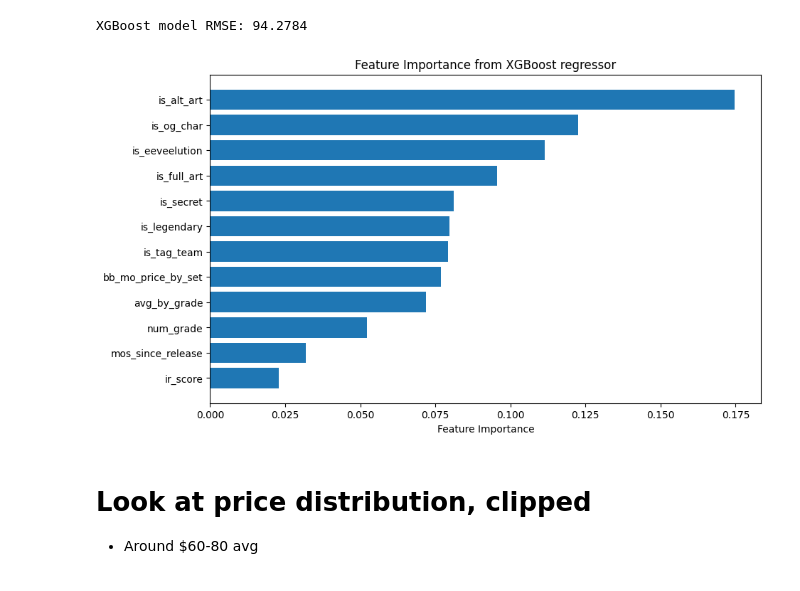
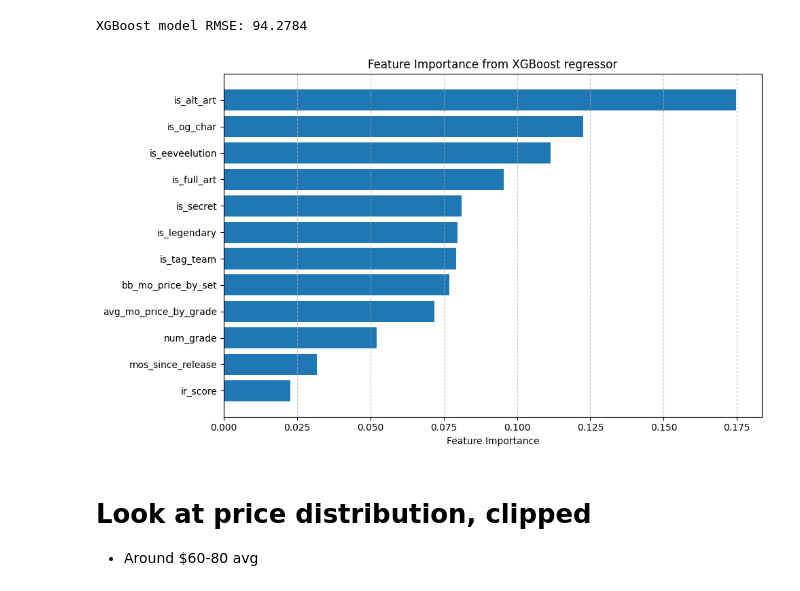
Before and after one commit to kennneth1/PokeAI, a Jupyter notebook: training/experiment.ipynb, the cells around one changed output. Cells and saved outputs as stored; diff of their text form; code cells hidden in the pictures.

```diff
--- a/training/experiment.ipynb
+++ b/training/experiment.ipynb
@@ -61,8 +61,8 @@ Name: count, dtype: int64
 # %% [markdown]
 # Get aggregate, monthly prices for each grade
 # %%
-avg_by_grade = df.groupby(['date', 'grade']).agg(avg_by_grade=('price','mean'))
-max_by_grade = df.groupby(['date', 'grade']).agg(max_by_grade=('price','max'))
-df = pd.merge(df, avg_by_grade, how="left", on=['date', 'grade'])
-df = pd.merge(df, max_by_grade, how="left", on=['date', 'grade'])
+avg_mo_price_by_grade = df.groupby(['date', 'grade']).agg(avg_mo_price_by_grade=('price','mean'))
+max_mo_price_by_grade = df.groupby(['date', 'grade']).agg(max_mo_price_by_grade=('price','max'))
+df = pd.merge(df, avg_mo_price_by_grade, how="left", on=['date', 'grade'])
+df = pd.merge(df, max_mo_price_by_grade, how="left", on=['date', 'grade'])
 # %%
@@ -216,7 +216,7 @@ Index(['date', 'price', 'grade', 'poke_name', 'poke_no', 'set_name',
       dtype='object')
 # %%
 features = ["mos_since_release",
-            "avg_by_grade",
+            "avg_mo_price_by_grade",
             'num_grade',
             'is_secret',
             'is_full_art',
@@ -269,19 +269,21 @@ XGBoost model RMSE: 94.2784
 # %%
 def plot_feature_importance(model, X):
     feature_importances = model.feature_importances_
 
     sorted_idx = feature_importances.argsort()
 
     plt.figure(figsize=(10, 6))
     plt.barh(range(len(sorted_idx)), feature_importances[sorted_idx], align="center")
     plt.yticks(range(len(sorted_idx)), [X.columns[i] for i in sorted_idx])
     plt.xlabel("Feature Importance")
     plt.title("Feature Importance from XGBoost regressor")
+    plt.tight_layout()
+    plt.grid(axis='x', linestyle='--', alpha=0.7)
     plt.show()
 
 plot_feature_importance(xgb_model, df[features])
 # %% [output]
-[figure, old version]
+[figure, new version]
 # %% [markdown]
 # Look at price distribution, clipped
 - Around $60-80 avg
```
Also changed, not shown: parts of 9 cells of this notebook.
